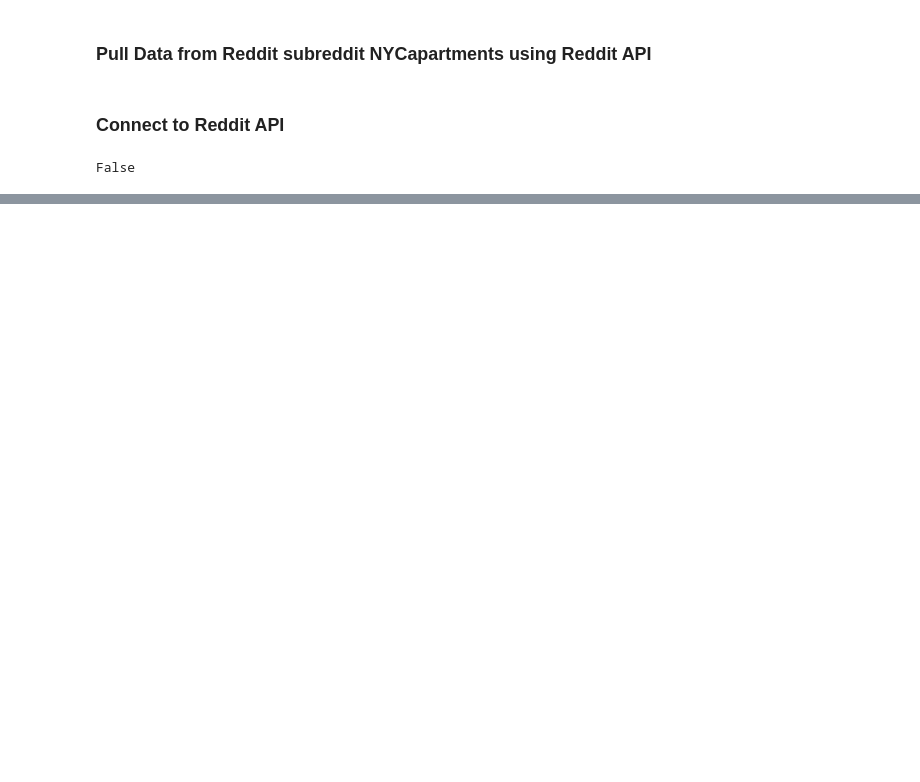
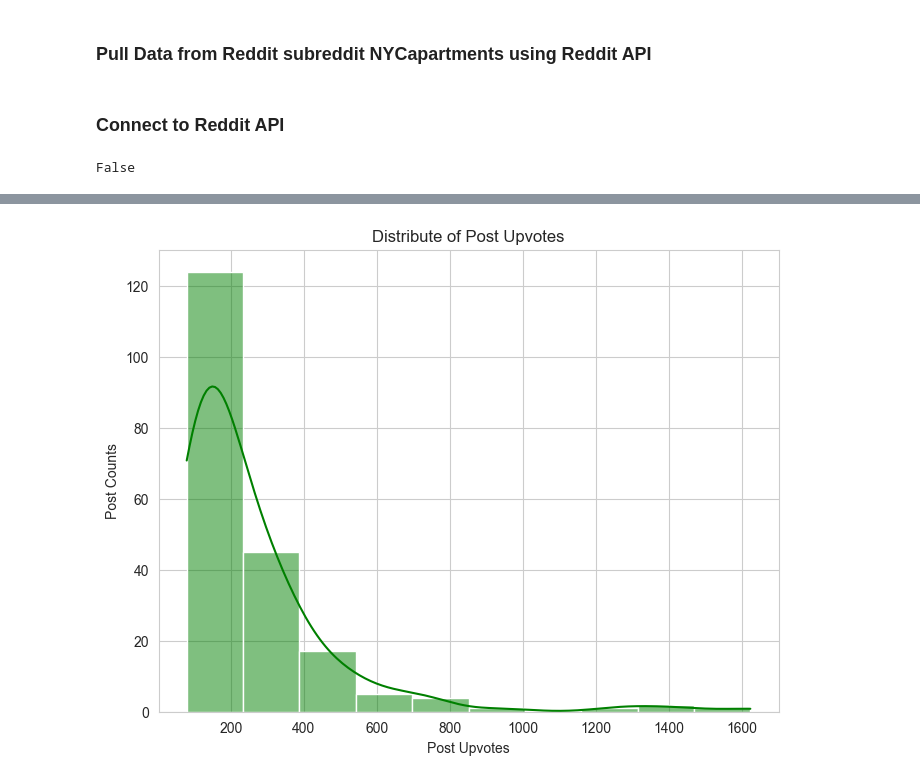
Before and after one commit to Gabya06/RentWatchAI, a Jupyter notebook: pull_reddit_api_data.ipynb, the cells around one changed output, grey strips where cells are left out. Cells and saved outputs as stored; diff of their text form; code cells hidden in the pictures; blank space fills up the shorter version.

```diff
--- a/pull_reddit_api_data.ipynb
+++ b/pull_reddit_api_data.ipynb
@@ -103,2 +129,10 @@ df[df.num_comments==0].shape
+# %%
+fig, ax = plt.subplots(figsize=(8,6))
+sns.histplot(data=data, x='score', kde=True, ax=ax, color='green', bins=10)
+_ = ax.set_xlabel('Post Upvotes')
+_ = ax.set_ylabel('Post Counts')
+_ = ax.set_title('Distribute of Post Upvotes')
+# %% [output]
+[figure, added]
 # %%
 # write to csv
```
Also changed, not shown: parts of 14 cells of this notebook.
